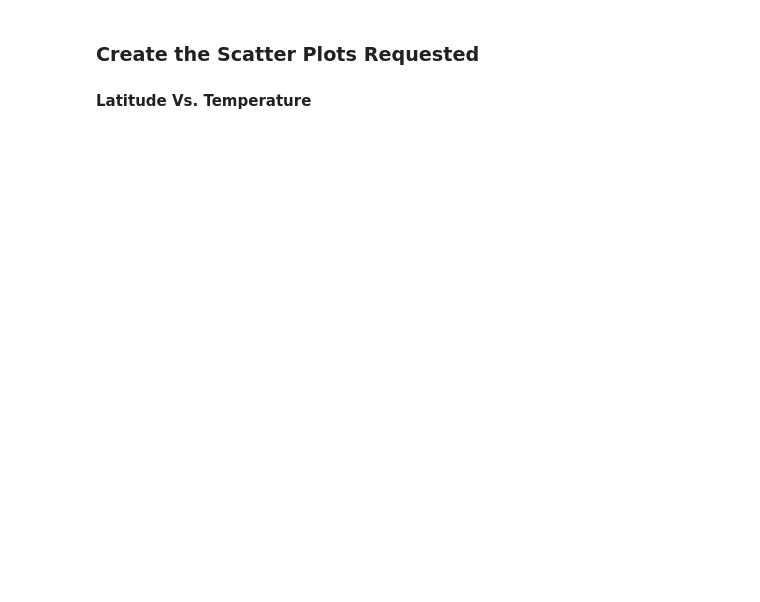
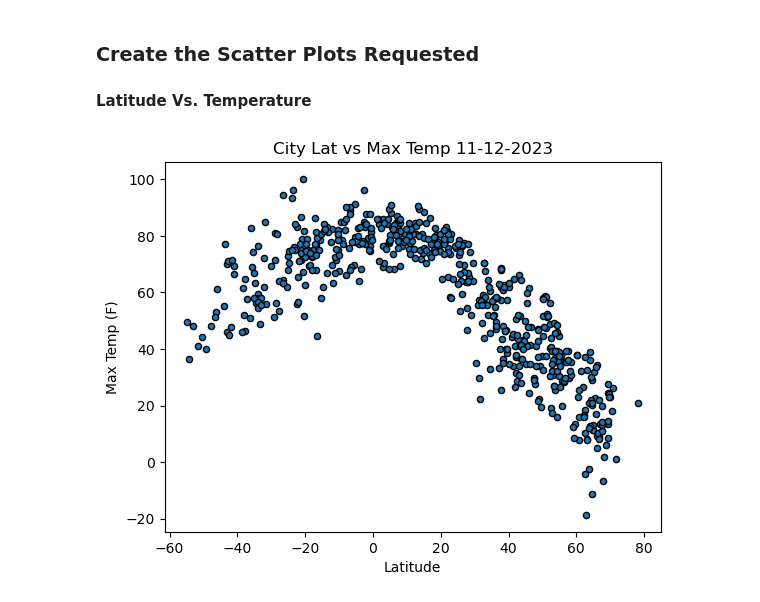
Before and after one commit to Oleslamburger/python-api-challenge, a Jupyter notebook: Starter_Code 3/starter_code/WeatherPyAnalysis.ipynb, the cells around one changed output. Cells and saved outputs as stored; diff of their text form; code cells hidden in the pictures; blank space fills up the shorter version.

```diff
--- a/Starter_Code 3/starter_code/WeatherPyAnalysis.ipynb
+++ b/Starter_Code 3/starter_code/WeatherPyAnalysis.ipynb
@@ -133,6 +202,6 @@ city_data_df.to_csv("output_data/cities.csv", index_label="City_ID")
 # %%
 # Read saved data
-city_data_df = pd.read_csv("output_data/cities.csv", index_col="City_ID")
+city_data_df = pd.read_csv("../output_data/cities.csv", index_col="City_ID")
 
 # Display sample data
 city_data_df.head()
@@ -140,3 +217,20 @@ city_data_df.head()
 ### Create the Scatter Plots Requested
 
 #### Latitude Vs. Temperature
+# %%
+# Build scatter plot for latitude vs. temperature
+city_data_df.plot(kind="scatter", x="Lat", y="Max Temp",
+                   ylabel="Max Temp (F)", xlabel="Latitude",
+                   title="City Lat vs Max Temp 11-12-2023",
+                   edgecolor="black")
+
+# Incorporate the other graph properties
+# YOUR CODE HERE
+
+# Save the figure
+#plt.savefig("../output_data/Fig1.png")
+
+# Show plot
+plt.show()
+# %% [output]
+[figure, added]
```
Also changed, not shown: parts of 34 cells of this notebook, 5 other files.
